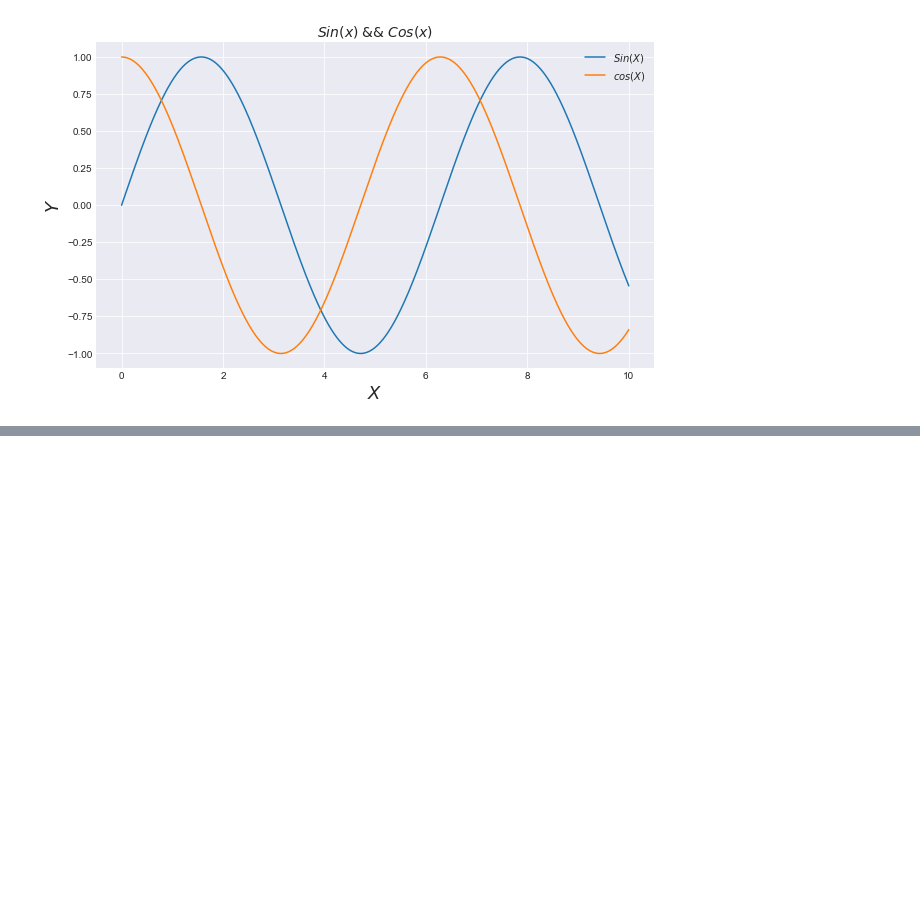
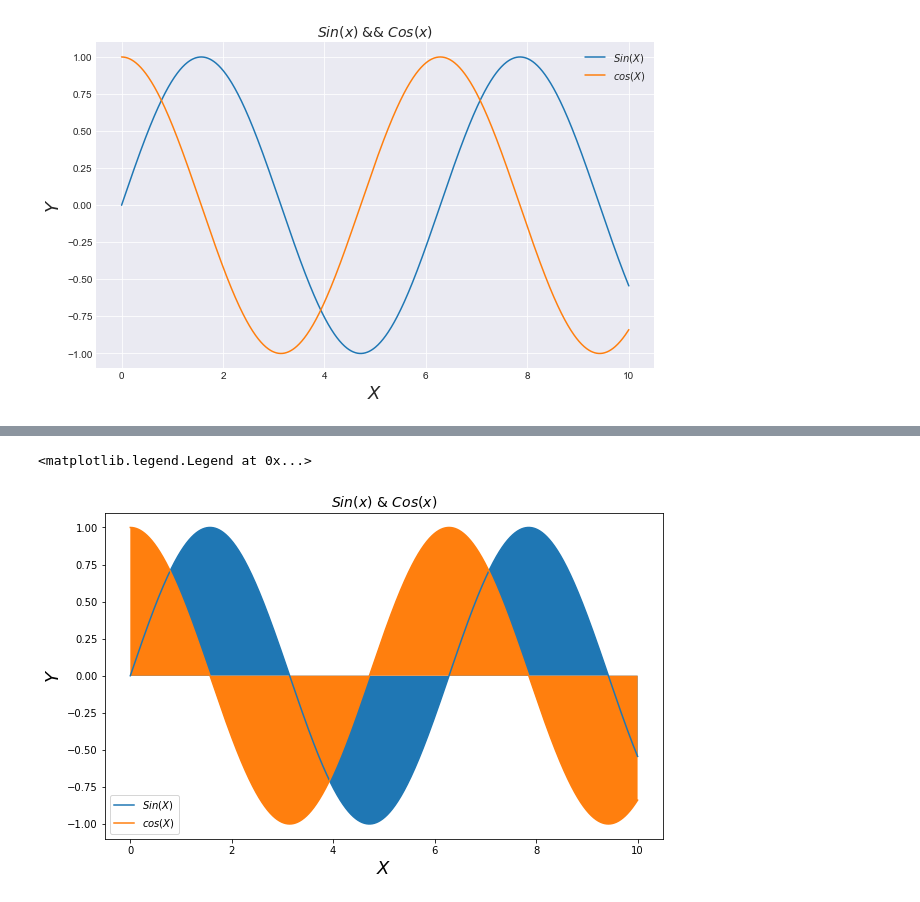
Before and after one commit to uannabi/MatPlotLibGraph, a Jupyter notebook: LineGraph.ipynb, the cells around one changed output, grey strips where cells are left out. Cells and saved outputs as stored; diff of their text form; code cells hidden in the pictures; blank space fills up the shorter version.

```diff
--- a/LineGraph.ipynb
+++ b/LineGraph.ipynb
@@ -139,0 +159,15 @@ p
+# %%
+# Shading Regions with fill_between() function
+x = np.linspace(0, 10, 2000)
+plt.figure(figsize=(10,6))
+plt.plot(x,np.sin(x) , label = '$Sin(X)$')
+plt.plot(x,np.cos(x) , label = '$cos(X)$')
+plt.fill_between(x,0,np.sin(x))
+plt.fill_between(x,0,np.cos(x))
+plt.xlabel(r'$X$' , fontsize = 18)
+plt.ylabel(r'$Y$' , fontsize = 18)
+plt.title("$Sin(x) $ $ & $ $ Cos(x)$" ,fontsize = 14)
+plt.legend(loc = 'lower left') # Legend will be placed at lower left position plt.show()
+# %% [output]
+<matplotlib.legend.Legend at 0x...>
+[figure, added]
```
Also changed, not shown: parts of 2 cells of this notebook.
